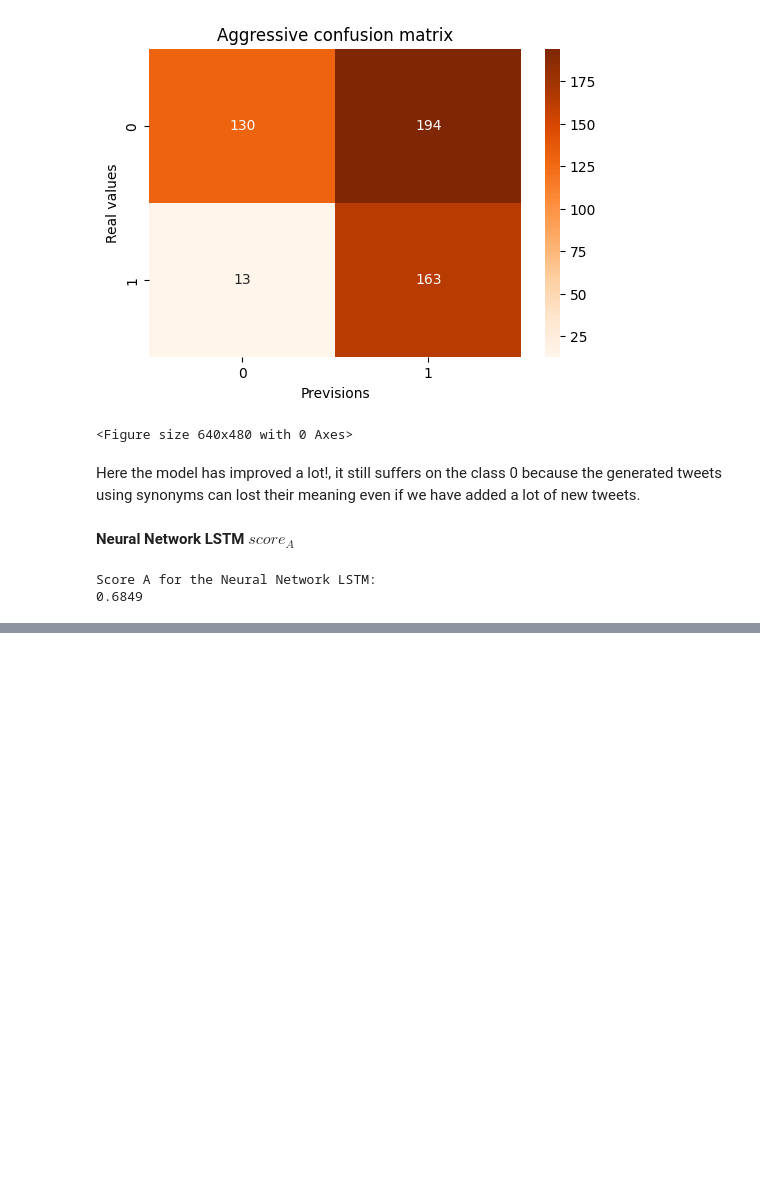
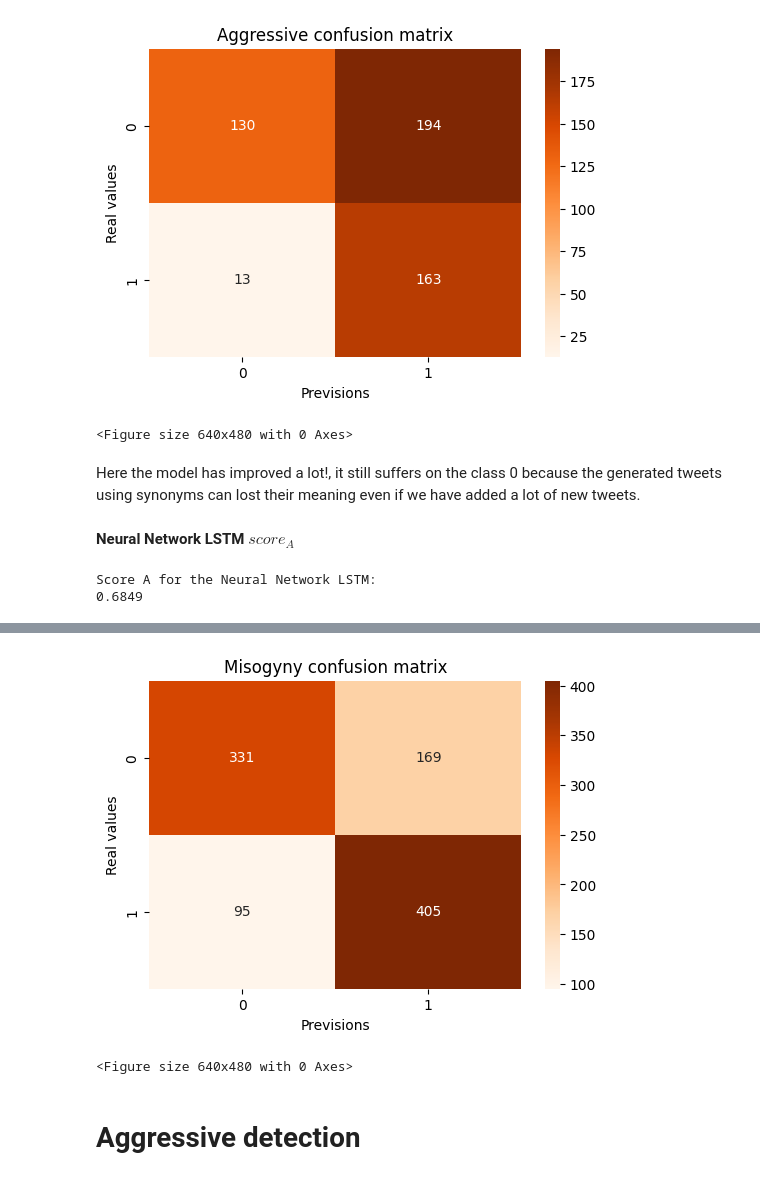
Before and after one commit to SigFerdo/Natural-Language-Processing-2023, a Jupyter notebook: task.ipynb, the cells around one changed output, grey strips where cells are left out. Saved outputs shown, nothing was run; the diff lists cells and outputs as text; code cells hidden in the pictures; blank space fills up the shorter version.

```diff
--- a/task.ipynb
+++ b/task.ipynb
@@ -993,0 +1040,3 @@ Score A for the Neural Network LSTM:
+# %%
+vectorizer = TfidfVectorizer(tokenizer=custom_tokenizer)
+f1_lr_miso, predictions = test_logistic_regression(vectorizer, train_set_miso_lr, test_set_miso_lr)
@@ -993,0 +1054,7 @@ Score A for the Neural Network LSTM:
+# %%
+print_confusion_matrix(predictions, test_set_miso_lr, "Misogyny confusion matrix")
+# %% [output]
+[figure, added]
+<Figure size 640x480 with 0 Axes>
+# %% [markdown]
+# Aggressive detection
```
Also changed, not shown: parts of 16 cells of this notebook.
